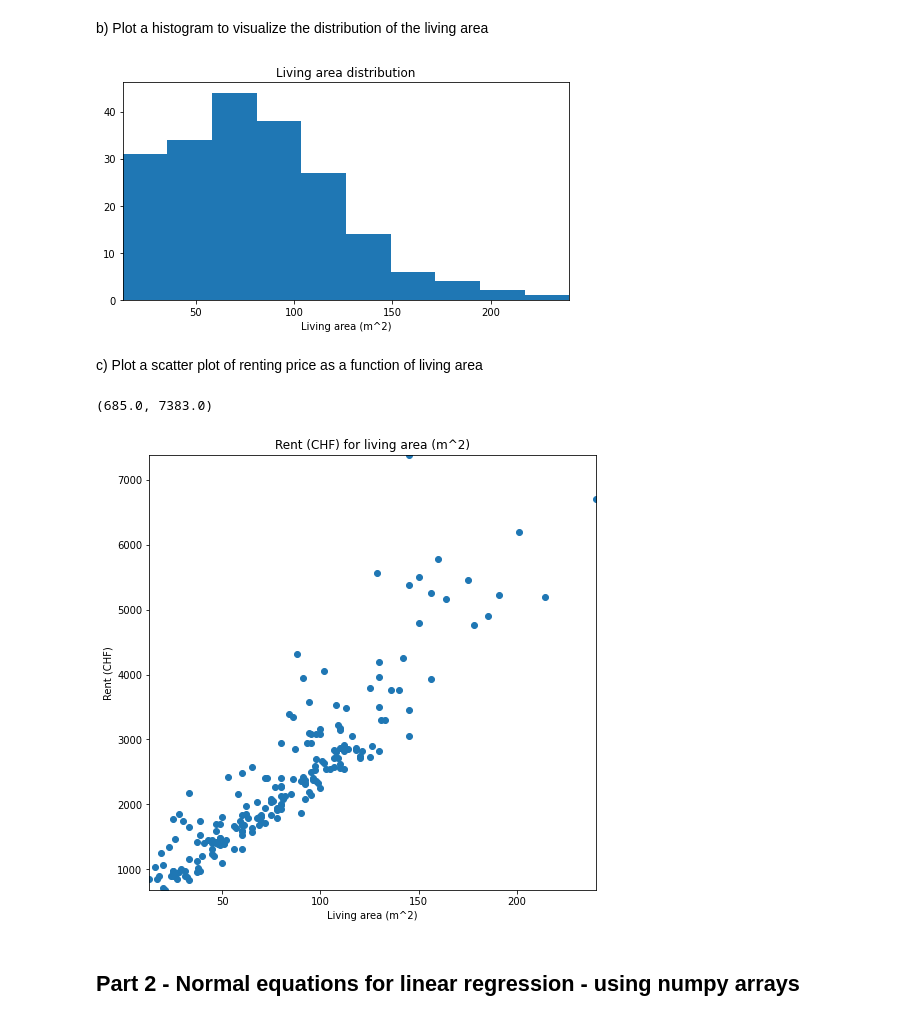
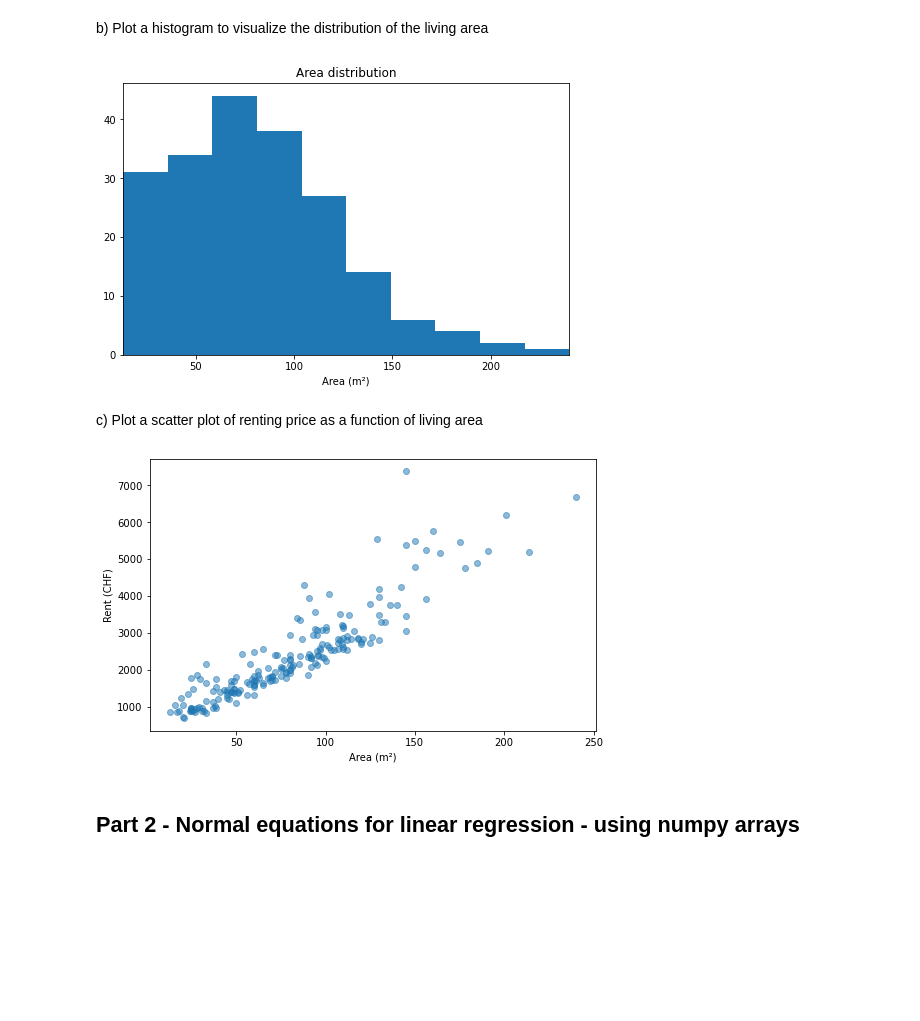
Before and after one commit to goodnic/MSE-TSM_DeLearn, a Jupyter notebook: Exercises/01/EX4 - linear regression/linear-regression-stud.ipynb, the cells around one changed output. Saved outputs shown, nothing was run; the diff lists cells and outputs as text; code cells hidden in the pictures; blank space fills up the shorter version.

```diff
--- a/Exercises/01/EX4 - linear regression/linear-regression-stud.ipynb
+++ b/Exercises/01/EX4 - linear regression/linear-regression-stud.ipynb
@@ -56,30 +54,24 @@ plt.show()
 b) Plot a histogram to visualize the distribution of the living area
 # %%
 # Your code here
-plt.figure(2, figsize=(8, 4))
 plt.hist(living_area)
-plt.xlabel("Living area (m^2)")
-plt.title("Living area distribution")
-plt.xlim(np.min(living_area), np.max(living_area))
+plt.xlabel("Area (m²)")
+plt.title("Area distribution")
+plt.xlim(living_area.min(), living_area.max())
 plt.show()
 # %% [output]
-[figure, old version]
+[figure, new version]
 # %% [markdown]
 c) Plot a scatter plot of renting price as a function of living area
 # %%
 # Your code here
-fig, ax = plt.subplots()
-fig.set_figheight(8)
-fig.set_figwidth(8)
-ax.scatter(living_area, rent_price)
-ax.set_xlabel("Living area (m^2)")
-ax.set_ylabel("Rent (CHF)")
-plt.title("Rent (CHF) for living area (m^2)")
-plt.xlim(np.min(living_area), np.max(living_area))
-plt.ylim(np.min(rent_price), np.max(rent_price))
+fig2 = plt.figure(2)
+plt.scatter(x=living_area, label="abc", y=rent_price, alpha=.5)
+plt.xlabel("Area (m²)")
+plt.ylabel("Rent (CHF)")
+plt.show()
 # %% [output]
-(685.0, 7383.0)
-[figure, old version]
+[figure, new version]
 # %% [markdown]
 ## Part 2 - Normal equations for linear regression - using numpy arrays
 # %% [markdown]
```
Also changed, not shown: parts of 6 cells of this notebook.
